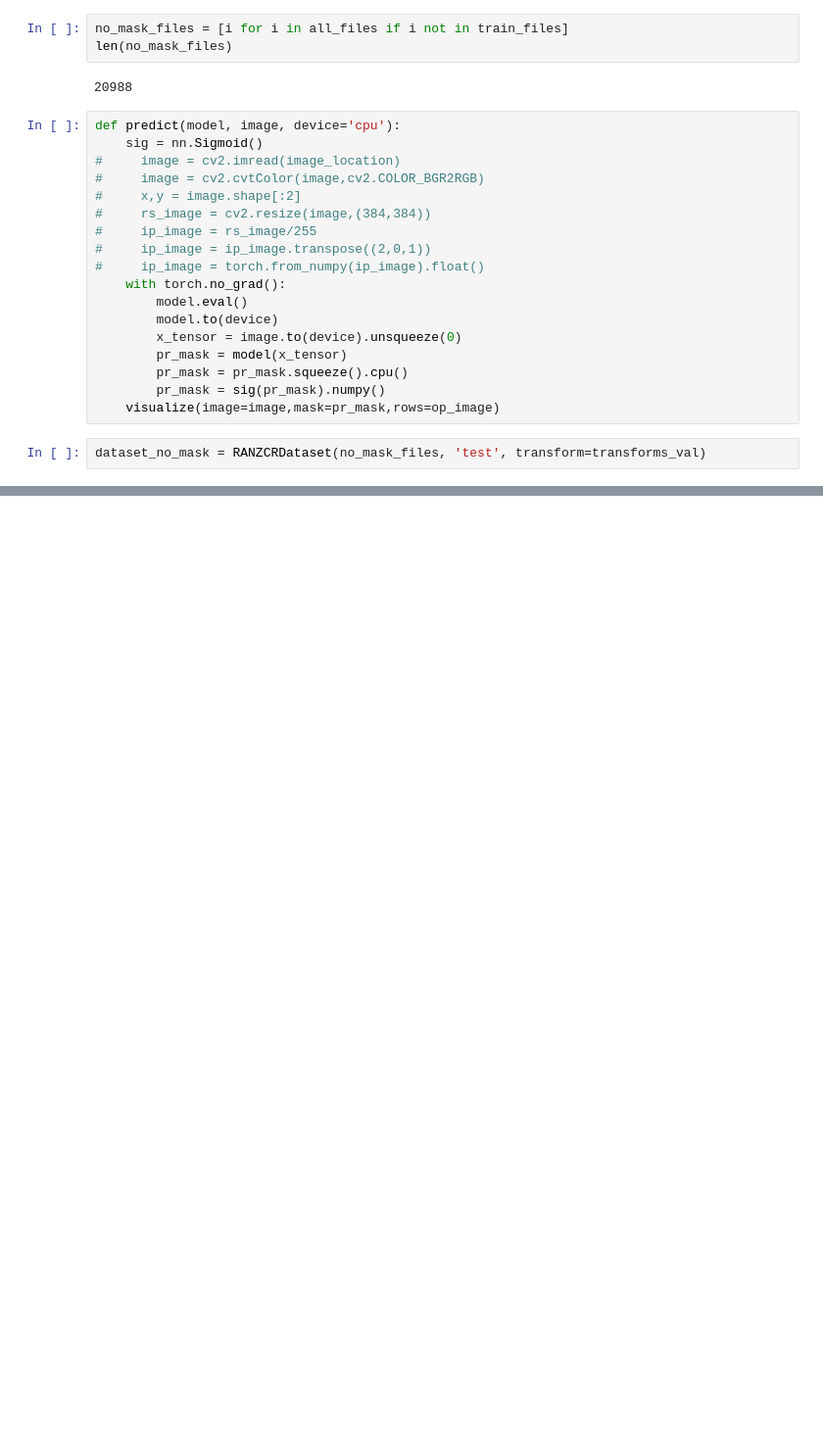
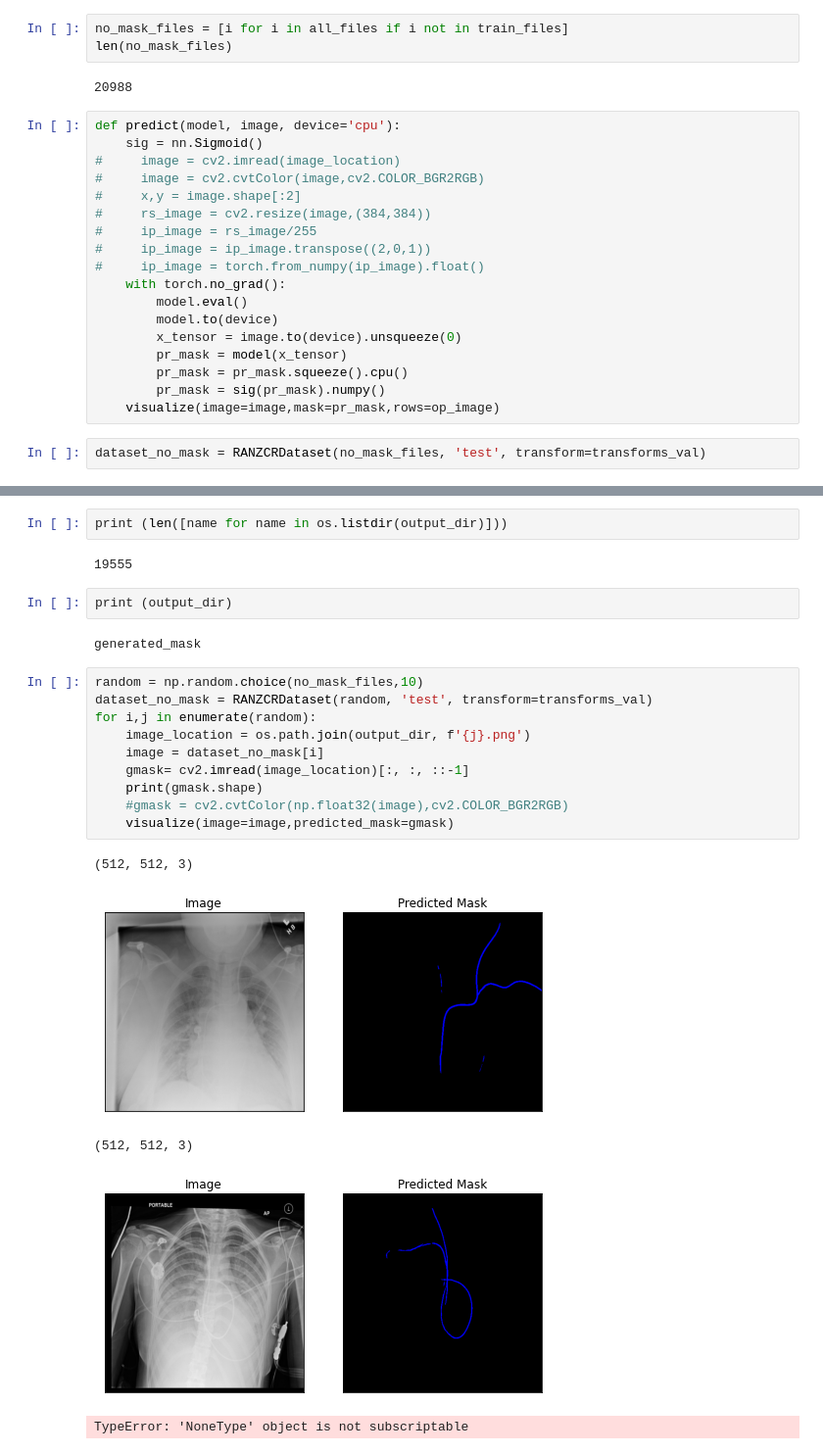
Before and after one commit to aryalmilan/Catheter-Detection-and-classification, a Jupyter notebook: Xray.ipynb, the cells around one changed output, grey strips where cells are left out. Shown at 98% size. Cells and saved outputs as stored; diff of their text form; blank space fills up the shorter version.

```diff
--- a/Xray.ipynb
+++ b/Xray.ipynb
@@ -484 +486,25 @@ for i,j in enumerate(random):
 ... (8 outputs left out)
+# %%
+print (len([name for name in os.listdir(output_dir)]))
+# %% [output]
+19555
+# %%
+print (output_dir)
+# %% [output]
+generated_mask
+# %%
+random = np.random.choice(no_mask_files,10)
+dataset_no_mask = RANZCRDataset(random, 'test', transform=transforms_val)
+for i,j in enumerate(random):
+    image_location = os.path.join(output_dir, f'{j}.png')
+    image = dataset_no_mask[i]
+    gmask= cv2.imread(image_location)[:, :, ::-1]
+    print(gmask.shape)
+    #gmask = cv2.cvtColor(np.float32(image),cv2.COLOR_BGR2RGB)
+    visualize(image=image,predicted_mask=gmask)
+# %% [output]
+(512, 512, 3)
+[figure, added]
+(512, 512, 3)
+[figure, added]
+TypeError: 'NoneType' object is not subscriptable
```
Also changed, not shown: parts of 5 cells of this notebook.
